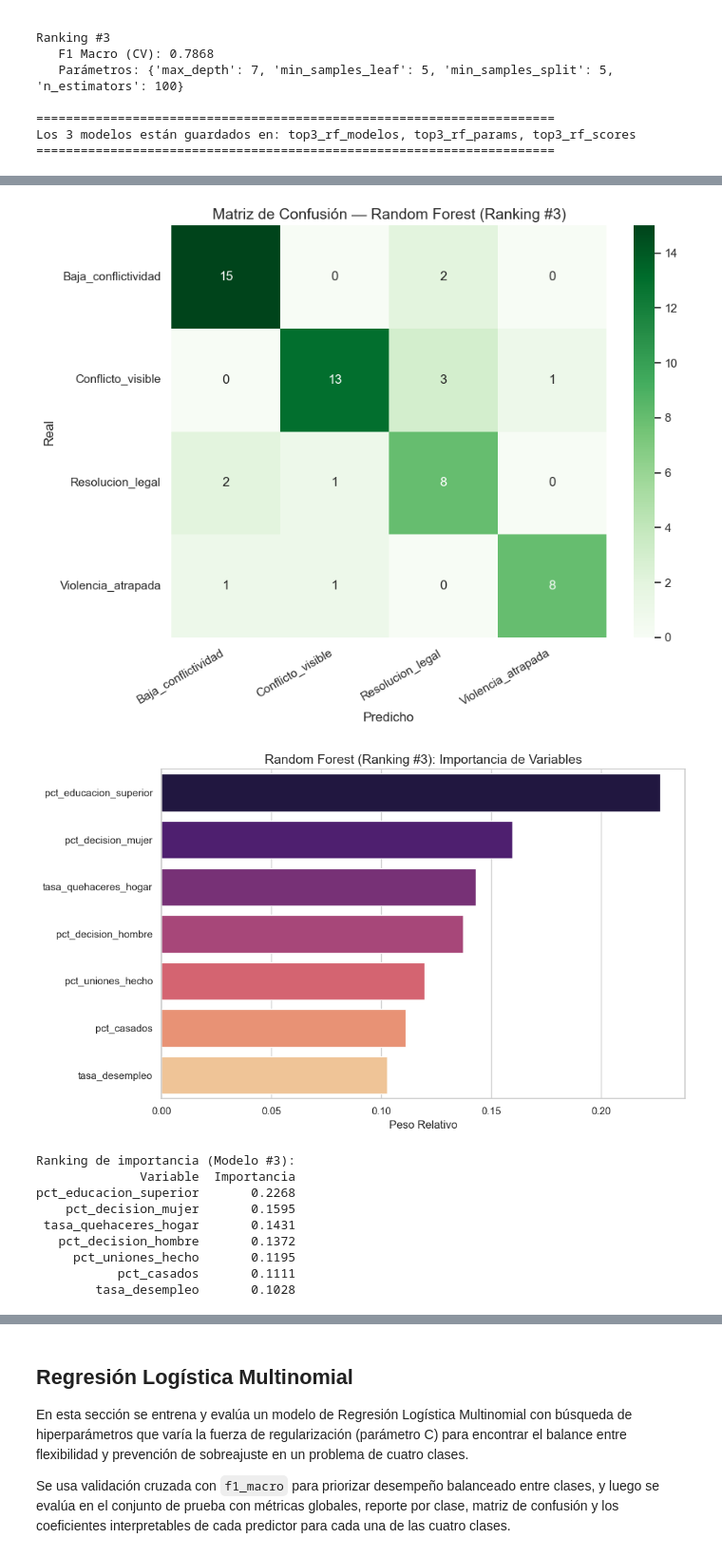
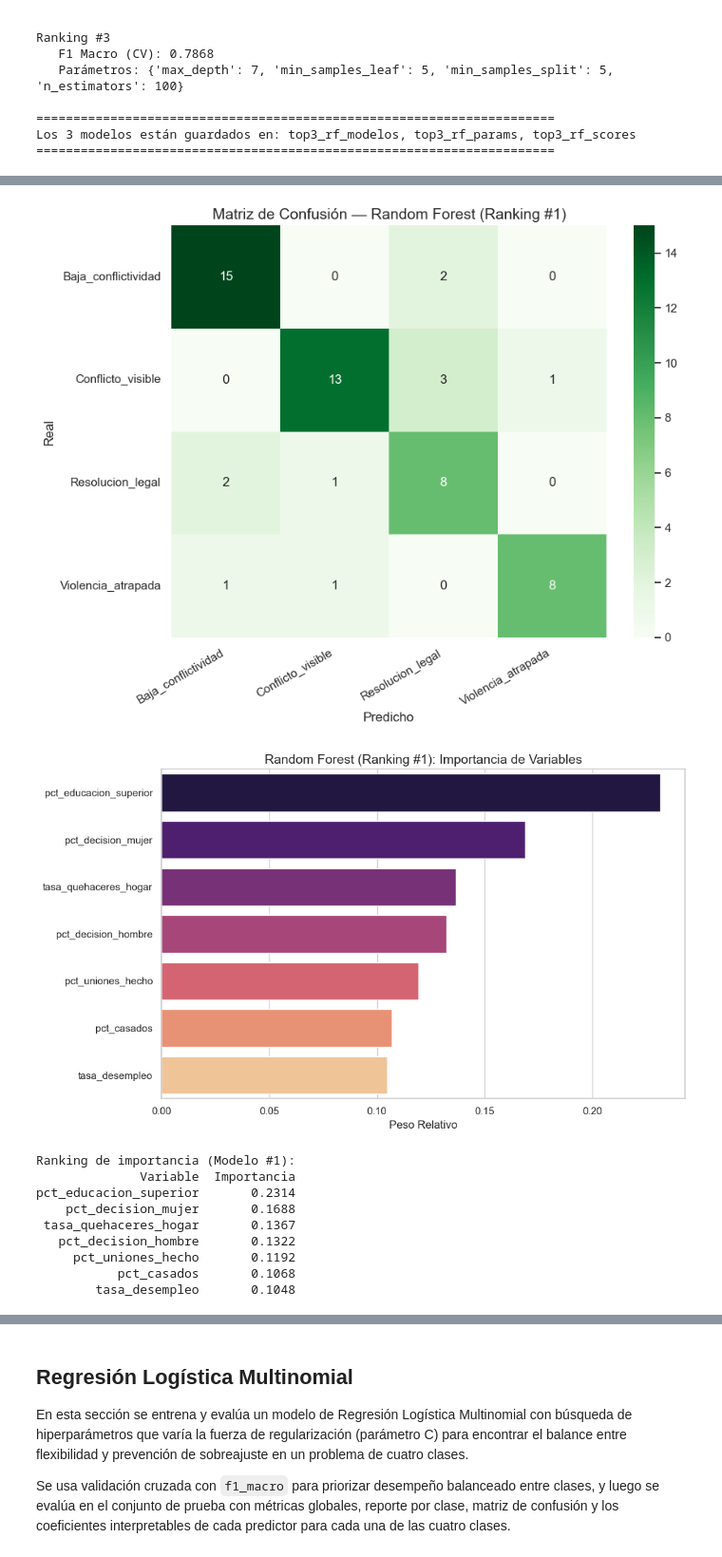
Before and after one commit to Vann06/MD_Proyecto1, a Jupyter notebook: Modelos_Predictivos/cuatrovariables_predictivas.ipynb, the cells around one changed output, grey strips where cells are left out. Shown at 95% size. Saved outputs shown, nothing was run; the diff lists cells and outputs as text; code cells hidden in the pictures.

```diff
--- a/Modelos_Predictivos/cuatrovariables_predictivas.ipynb
+++ b/Modelos_Predictivos/cuatrovariables_predictivas.ipynb
@@ -473,7 +500,7 @@ Los 3 modelos están guardados en: top3_rf_modelos, top3_rf_params, top3_rf_scor
 # 1 = Segundo mejor modelo (ranking #2)
 # 2 = Tercer mejor modelo (ranking #3)
 
-POSICION = 2
+POSICION = 0
 
 rf = top3_rf_modelos[POSICION]
 params_actuales = top3_rf_params[POSICION]
@@ -543,20 +570,20 @@ MÉTRICAS GLOBALES — RANDOM FOREST (Ranking #3)
 ============================================================
 Accuracy:          0.8000
 F1 Score (macro):  0.7946
 F1 Score (weight): 0.8025
 ... (12 lines left out)
 
            accuracy                           0.80        55
           macro avg       0.80      0.79      0.79        55
        weighted avg       0.81      0.80      0.80        55
 [figure]
-[figure, old version]
+[figure, new version]
-Ranking de importancia (Modelo #3):
+Ranking de importancia (Modelo #1):
               Variable  Importancia
-pct_educacion_superior       0.2268
-    pct_decision_mujer       0.1595
- tasa_quehaceres_hogar       0.1431
-   pct_decision_hombre       0.1372
-     pct_uniones_hecho       0.1195
-           pct_casados       0.1111
-        tasa_desempleo       0.1028
+pct_educacion_superior       0.2314
+    pct_decision_mujer       0.1688
+ tasa_quehaceres_hogar       0.1367
+   pct_decision_hombre       0.1322
+     pct_uniones_hecho       0.1192
+           pct_casados       0.1068
+        tasa_desempleo       0.1048
```
Also changed, not shown: parts of 10 cells of this notebook.
